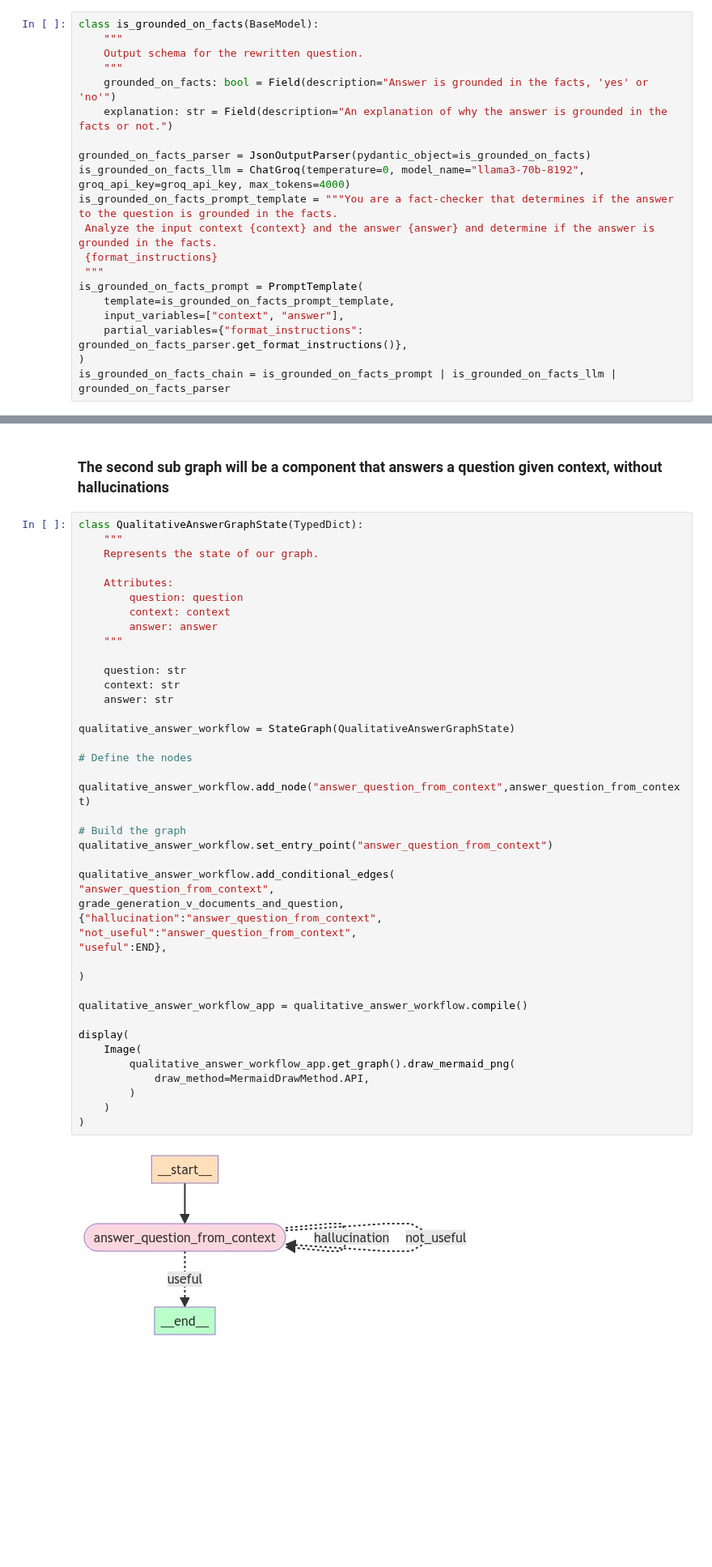
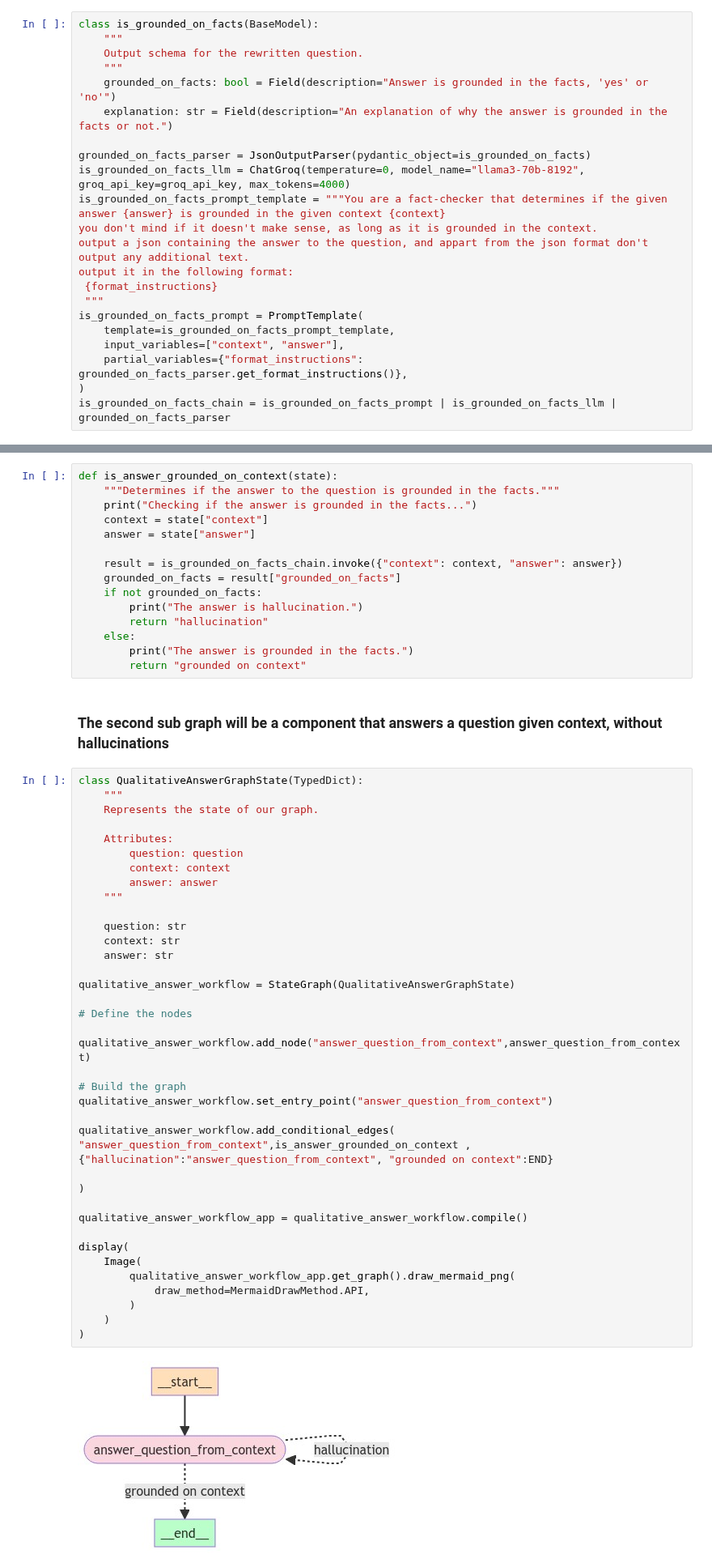
Before and after one commit to NirDiamant/Controllable-RAG-Agent, a Jupyter notebook: talk_to_harry_potter_complex_retriever.ipynb, the cells around one changed output, grey strips where cells are left out. Shown at 81% size. Cells and saved outputs as stored; diff of their text form; blank space fills up the shorter version.

```diff
--- a/talk_to_harry_potter_complex_retriever.ipynb
+++ b/talk_to_harry_potter_complex_retriever.ipynb
@@ -441,8 +429,10 @@ class is_grounded_on_facts(BaseModel):
 
 grounded_on_facts_parser = JsonOutputParser(pydantic_object=is_grounded_on_facts)
 is_grounded_on_facts_llm = ChatGroq(temperature=0, model_name="llama3-70b-8192", groq_api_key=groq_api_key, max_tokens=4000)
-is_grounded_on_facts_prompt_template = """You are a fact-checker that determines if the answer to the question is grounded in the facts.
- Analyze the input context {context} and the answer {answer} and determine if the answer is grounded in the facts.
+is_grounded_on_facts_prompt_template = """You are a fact-checker that determines if the given answer {answer} is grounded in the given context {context}
+you don't mind if it doesn't make sense, as long as it is grounded in the context.
+output a json containing the answer to the question, and appart from the json format don't output any additional text.
+output it in the following format:
  {format_instructions}
  """
 is_grounded_on_facts_prompt = PromptTemplate(
@@ -626,3 +707,18 @@ display(
+# %%
+def is_answer_grounded_on_context(state):
+    """Determines if the answer to the question is grounded in the facts."""
+    print("Checking if the answer is grounded in the facts...")
+    context = state["context"]
+    answer = state["answer"]
+
+    result = is_grounded_on_facts_chain.invoke({"context": context, "answer": answer})
+    grounded_on_facts = result["grounded_on_facts"]
+    if not grounded_on_facts:
+        print("The answer is hallucination.")
+        return "hallucination"
+    else:
+        print("The answer is grounded in the facts.")
+        return "grounded on context"
 # %% [markdown]
 ### The second sub graph will be a component that answers a question given context, without hallucinations
 # %%
@@ -636,36 +732,32 @@ class QualitativeAnswerGraphState(TypedDict):
         answer: answer
     """
 
     question: str
     context: str
     answer: str
 
 qualitative_answer_workflow = StateGraph(QualitativeAnswerGraphState)
 
 # Define the nodes
 
 qualitative_answer_workflow.add_node("answer_question_from_context",answer_question_from_context)
 
 # Build the graph
 qualitative_answer_workflow.set_entry_point("answer_question_from_context")
 
 qualitative_answer_workflow.add_conditional_edges(
-"answer_question_from_context",
-grade_generation_v_documents_and_question,
-{"hallucination":"answer_question_from_context",
-"not_useful":"answer_question_from_context",
-"useful":END},
+"answer_question_from_context",is_answer_grounded_on_context ,{"hallucination":"answer_question_from_context", "grounded on context":END}
 
 )
 
 qualitative_answer_workflow_app = qualitative_answer_workflow.compile()
 
 display(
     Image(
         qualitative_answer_workflow_app.get_graph().draw_mermaid_png(
             draw_method=MermaidDrawMethod.API,
         )
     )
 )
 # %% [output]
-[figure, old version]
+[figure, new version]
```
Also changed, not shown: parts of 33 cells of this notebook, 1 other file.
